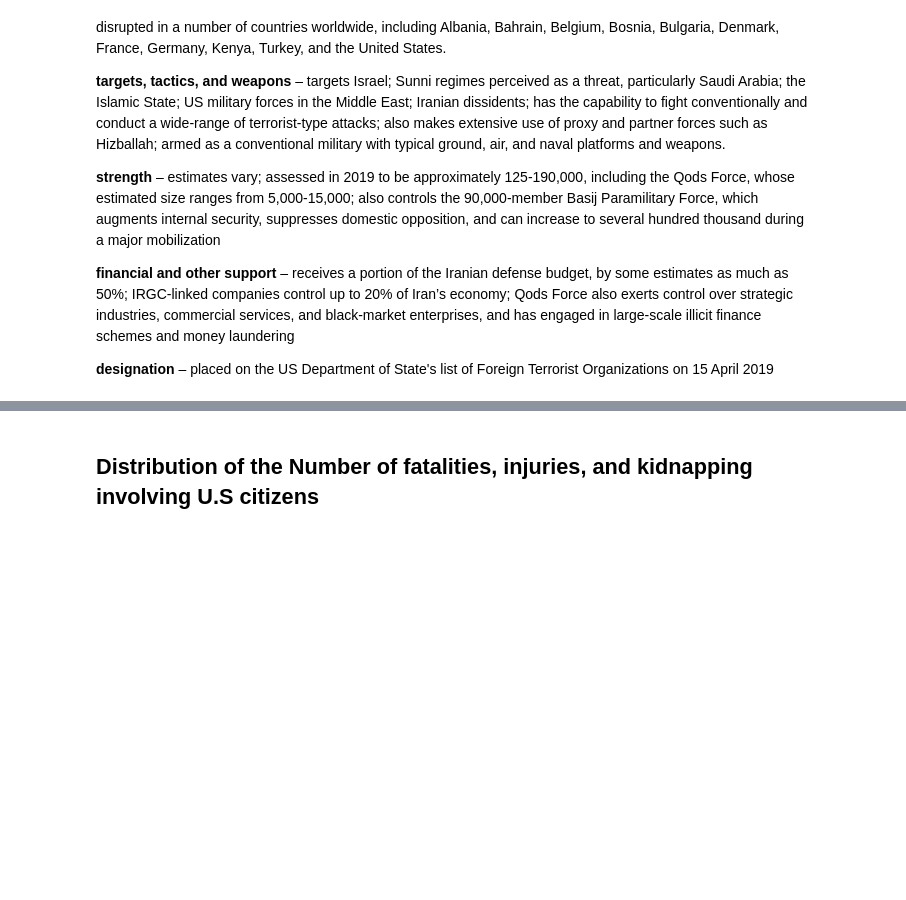
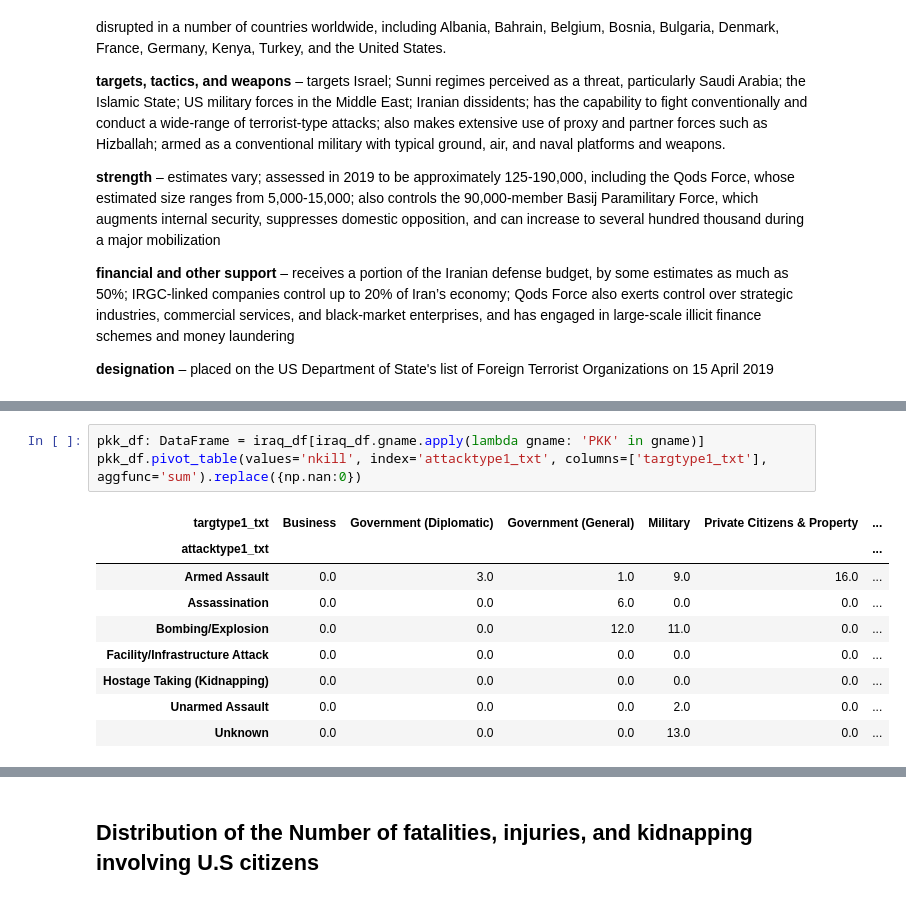
Before and after one commit to ratmadjads/DSC680, a Jupyter notebook: notebooks/DSC680_MileStoneThree_AtmadjaRio.ipynb, the cells around one changed output, grey strips where cells are left out. Saved outputs shown, nothing was run; the diff lists cells and outputs as text; blank space fills up the shorter version.

```diff
--- a/notebooks/DSC680_MileStoneThree_AtmadjaRio.ipynb
+++ b/notebooks/DSC680_MileStoneThree_AtmadjaRio.ipynb
@@ -423,0 +451,13 @@ pd.DataFrame({'Ransom Paid': isil_df['ransompaid'].sum(),
+# %%
+pkk_df: DataFrame = iraq_df[iraq_df.gname.apply(lambda gname: 'PKK' in gname)]
+pkk_df.pivot_table(values='nkill', index='attacktype1_txt', columns=['targtype1_txt'], aggfunc='sum').replace({np.nan:0})
+# %% [output]
+| targtype1_txt | Business | Government (Diplomatic) | Government (General) | Military | Private Citizens & Property | ... |
+| attacktype1_txt |  |  |  |  |  | ... |
+| Armed Assault | 0.0 | 3.0 | 1.0 | 9.0 | 16.0 | ... |
+| Assassination | 0.0 | 0.0 | 6.0 | 0.0 | 0.0 | ... |
+| Bombing/Explosion | 0.0 | 0.0 | 12.0 | 11.0 | 0.0 | ... |
+| Facility/Infrastructure Attack | 0.0 | 0.0 | 0.0 | 0.0 | 0.0 | ... |
+| Hostage Taking (Kidnapping) | 0.0 | 0.0 | 0.0 | 0.0 | 0.0 | ... |
+| Unarmed Assault | 0.0 | 0.0 | 0.0 | 2.0 | 0.0 | ... |
+| Unknown | 0.0 | 0.0 | 0.0 | 13.0 | 0.0 | ... |
```
Also changed, not shown: parts of 10 cells of this notebook.
